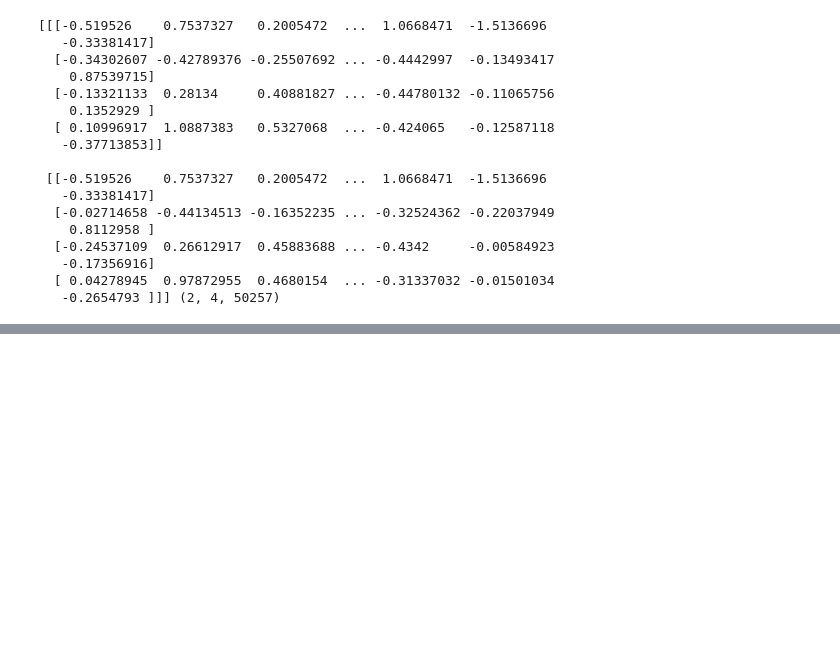
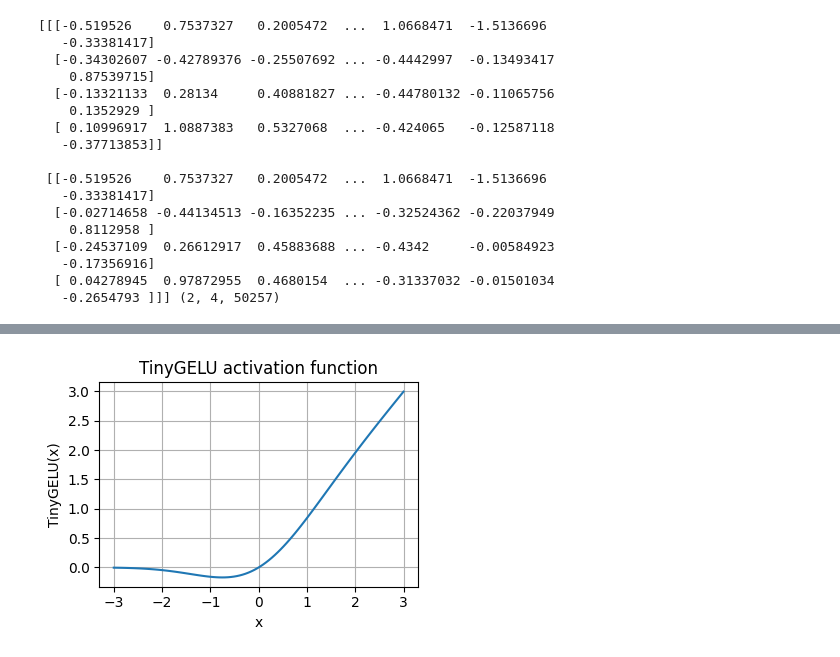
Before and after one commit to M0r13n/ml-playground, a Jupyter notebook: gpt/arch/dummy.ipynb, the cells around one changed output, grey strips where cells are left out. Saved outputs shown, nothing was run; the diff lists cells and outputs as text; code cells hidden in the pictures; blank space fills up the shorter version.

```diff
--- a/gpt/arch/dummy.ipynb
+++ b/gpt/arch/dummy.ipynb
@@ -230,0 +274,34 @@ print(logits.numpy(), logits.shape)
+# %%
+import math
+import matplotlib.pyplot as plt
+from tinygrad import Tensor
+
+
+class TinyGELU:
+
+    def __call__(self, x: Tensor) -> Tensor:
+        result = x + 0.044715 * x.pow(3)
+        result = (2 / math.pi) ** 0.5 * result
+        result = 1 + result.tanh()
+        result = 0.5 * x * result
+        return result
+
+gelu = TinyGELU()
+
+def linspace(start, end, steps):
+    return Tensor.arange(steps) * ((end - start) / (steps - 1)) + start
+
+x = linspace(-3, 3, 100)
+y_gelu = gelu(x)
+
+plt.figure(figsize=(4, 3))
+plt.title(f"TinyGELU activation function")
+plt.xlabel("x")
+plt.ylabel("TinyGELU(x)")
+plt.grid(True)
+plt.plot(x.numpy(), y_gelu.numpy())
+
+plt.tight_layout()
+plt.show()
+# %% [output]
+[figure, added]
```
Also changed, not shown: parts of 6 cells of this notebook.
